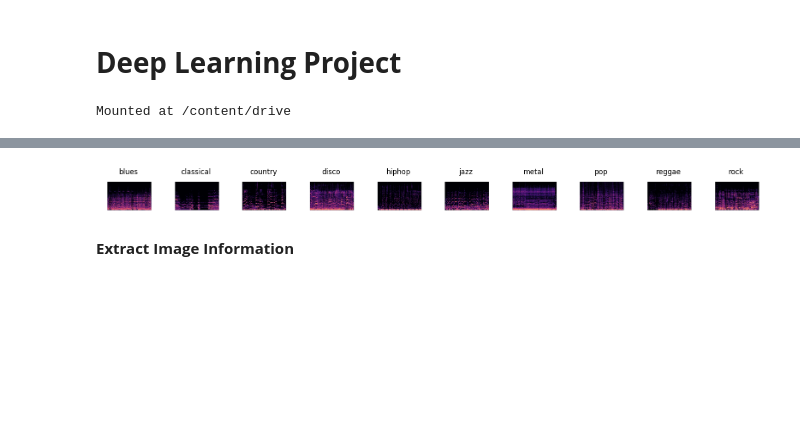
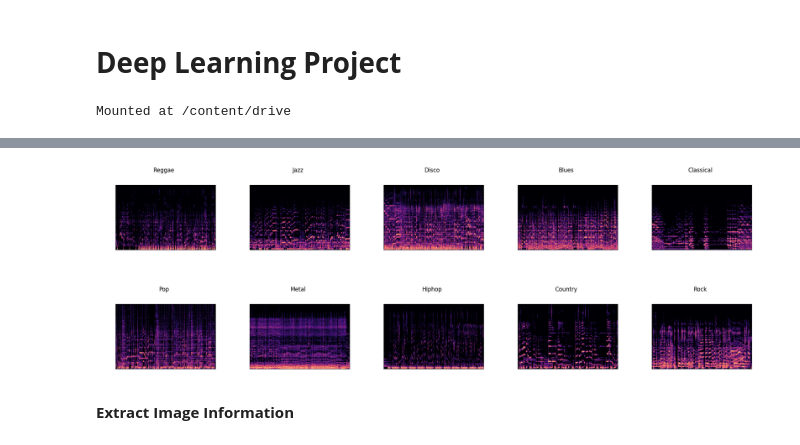
Before and after one commit to chalachew-mulu/Deep-Learning-Project, a Jupyter notebook: Deep_Learning_Project.ipynb, the cells around one changed output, grey strips where cells are left out. Saved outputs shown, nothing was run; the diff lists cells and outputs as text; code cells hidden in the pictures; blank space fills up the shorter version.

```diff
--- a/Deep_Learning_Project.ipynb
+++ b/Deep_Learning_Project.ipynb
@@ -31,18 +29,28 @@ GTZAN = "/content/drive/MyDrive/Colab Notebooks/GTZAN"
 # %%
 genres = ['blues', 'classical', 'country', 'disco', 'hiphop', 'jazz', 'metal', 'pop', 'reggae', 'rock']
 # %%
-# Visualize Some Image in the GTZAN dataset
-fig, axs = plt.subplots(nrows=1, ncols=10, figsize=(20, 4))
+import os
+from PIL import Image
+
+genres = os.listdir(GTZAN)
+genres = [genre.capitalize() for genre in genres]
+
+fig, axs = plt.subplots(nrows=2, ncols=5, figsize=(20, 8))
+
 for i in range(len(genres)):
-    genre_path = os.path.join(GTZAN, genres[i])
+    row = i // 5
+    col = i % 5
+    genre_path = os.path.join(GTZAN, genres[i].lower())
     image_path = os.path.join(genre_path, os.listdir(genre_path)[0])
     image = Image.open(image_path)
-    axs[i].imshow(image)
-    axs[i].set_title(genres[i])
-    axs[i].axis('off')
+    axs[row][col].imshow(image)
+    axs[row][col].set_title(genres[i])
+    axs[row][col].axis('off')
+
+plt.tight_layout()
 plt.show()
 # %% [output]
-[figure, old version]
+[figure, new version]
 # %% [markdown]
 **Extract Image Information**
 # %%
```
Also changed, not shown: parts of 1 cell of this notebook.
